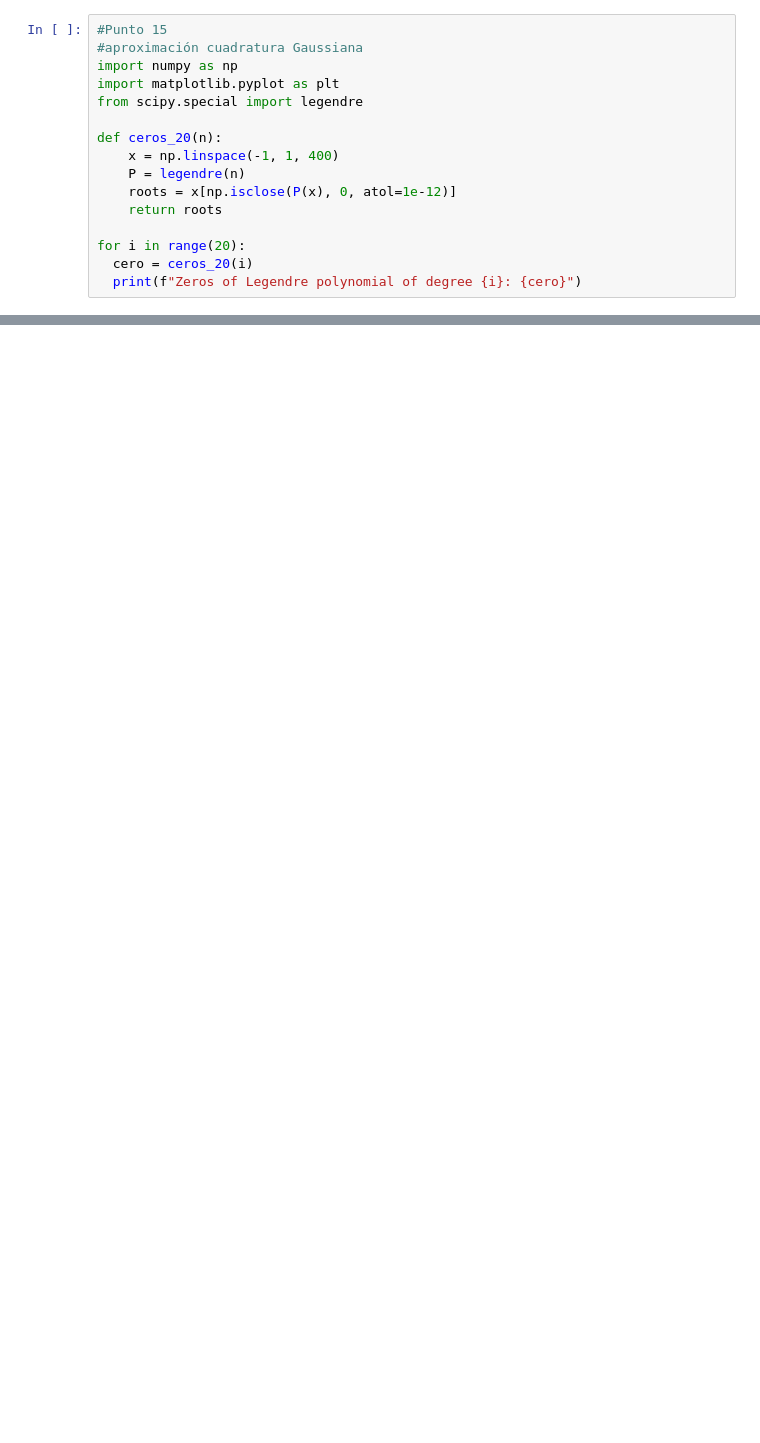
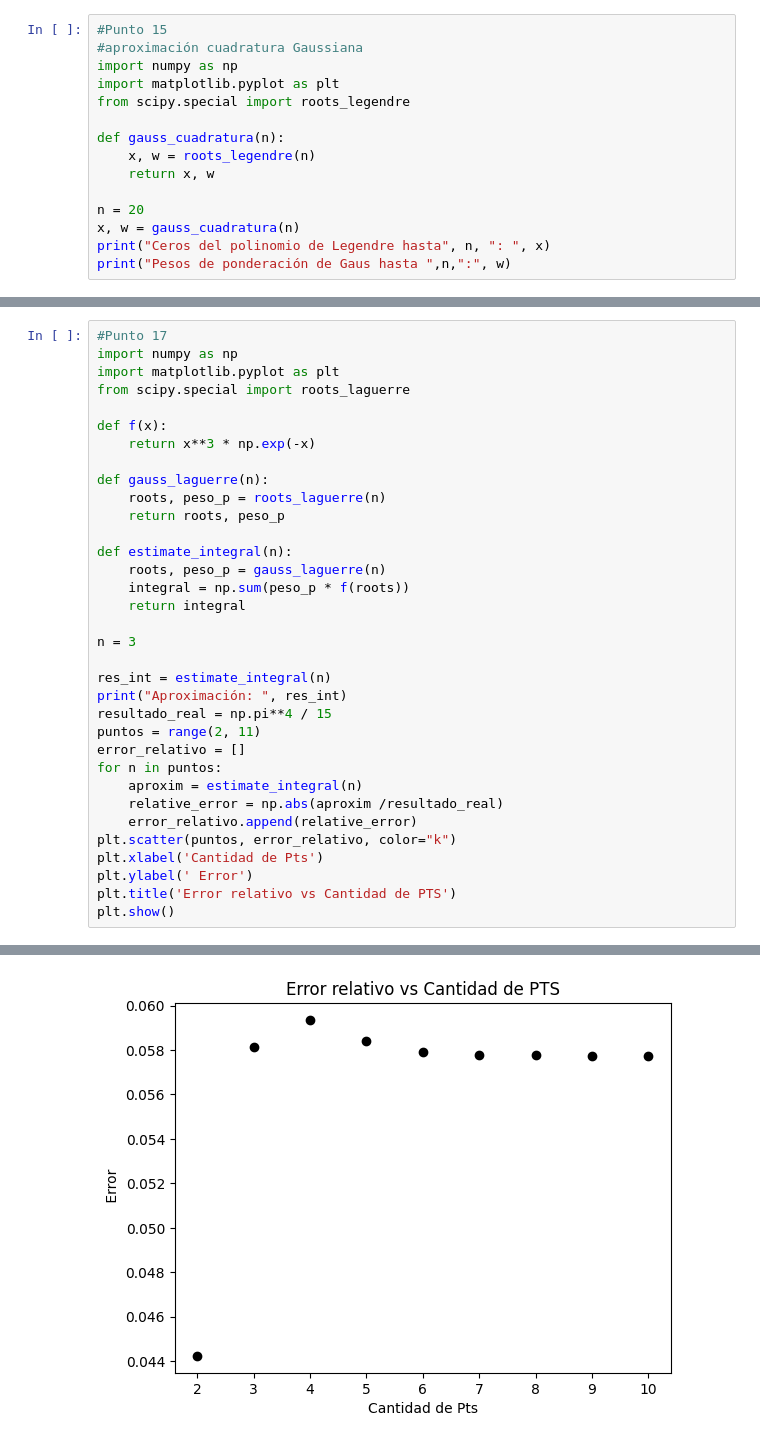
Before and after one commit to JuanGutierrezP/Juan-Diego-Guti-rrez-P., a Jupyter notebook: Tarea_Integraciónsem7.ipynb, the cells around one changed output, grey strips where cells are left out. Drawn from its saved outputs; the diff is of its cells as text; blank space fills up the shorter version.

```diff
--- a/Tarea_Integraciónsem7.ipynb
+++ b/Tarea_Integraciónsem7.ipynb
@@ -5,15 +303,14 @@
 #aproximación cuadratura Gaussiana
 import numpy as np
 import matplotlib.pyplot as plt
-from scipy.special import legendre
+from scipy.special import roots_legendre
 
-def ceros_20(n):
-    x = np.linspace(-1, 1, 400)
-    P = legendre(n)
-    roots = x[np.isclose(P(x), 0, atol=1e-12)]
-    return roots
+def gauss_cuadratura(n):
+    x, w = roots_legendre(n)
+    return x, w
 
-for i in range(20):
-  cero = ceros_20(i)
-  print(f"Zeros of Legendre polynomial of degree {i}: {cero}")
+n = 20
+x, w = gauss_cuadratura(n)
+print("Ceros del polinomio de Legendre hasta", n, ": ", x)
+print("Pesos de ponderación de Gaus hasta ",n,":", w)
 # %% [output]
@@ -45,0 +359,35 @@ Zeros of Legendre polynomial of degree 19: []
+# %%
+#Punto 17
+import numpy as np
+import matplotlib.pyplot as plt
+from scipy.special import roots_laguerre
+
+def f(x):
+    return x**3 * np.exp(-x)
+
+def gauss_laguerre(n):
+    roots, peso_p = roots_laguerre(n)
+    return roots, peso_p
+
+def estimate_integral(n):
+    roots, peso_p = gauss_laguerre(n)
+    integral = np.sum(peso_p * f(roots))
+    return integral
+
+n = 3
+
+res_int = estimate_integral(n)
+print("Aproximación: ", res_int)
+resultado_real = np.pi**4 / 15
+puntos = range(2, 11)
+error_relativo = []
+for n in puntos:
+    aproxim = estimate_integral(n)
+    relative_error = np.abs(aproxim /resultado_real)
+    error_relativo.append(relative_error)
+plt.scatter(puntos, error_relativo, color="k")
+plt.xlabel('Cantidad de Pts')
+plt.ylabel(' Error')
+plt.title('Error relativo vs Cantidad de PTS')
+plt.show()
+# %% [output]
@@ -45,0 +395 @@ Zeros of Legendre polynomial of degree 19: []
+[figure, added]
```
Also changed, not shown: parts of 13 cells of this notebook.
